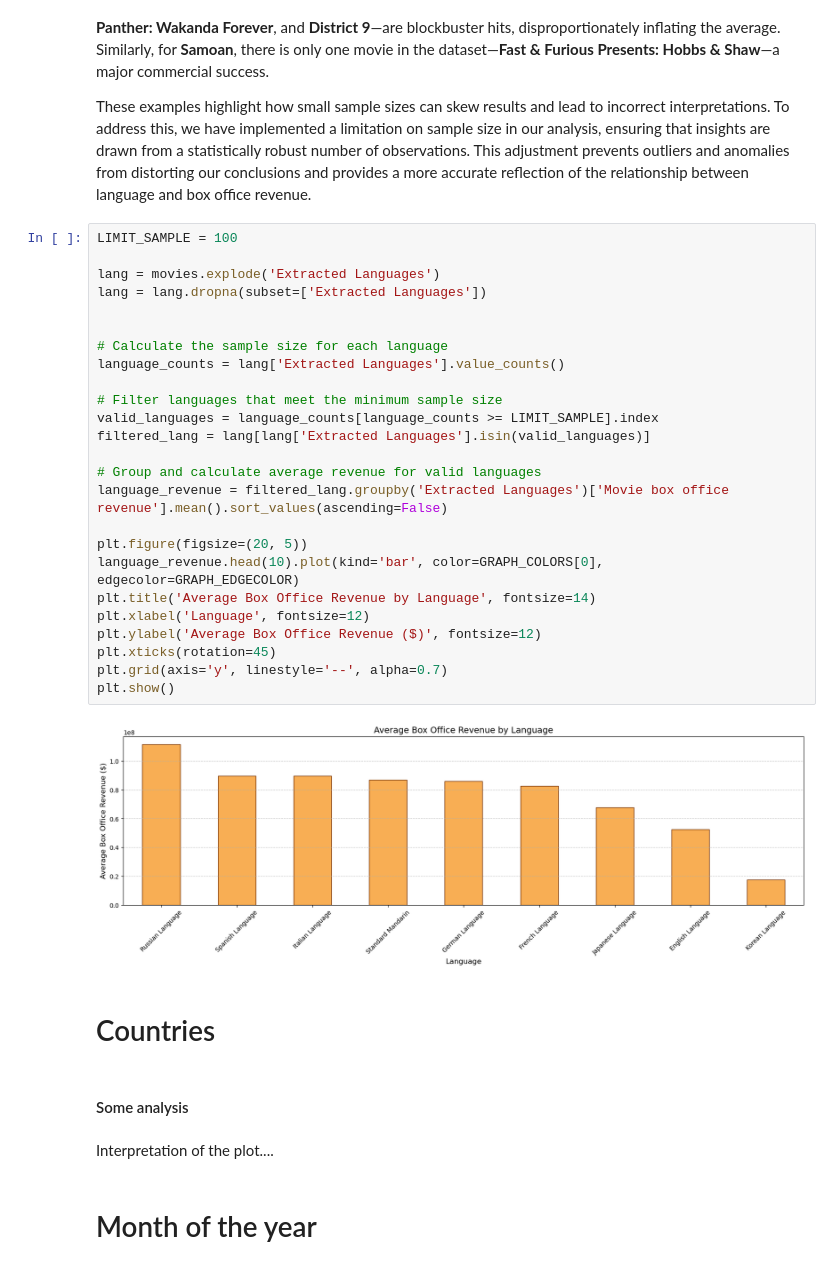
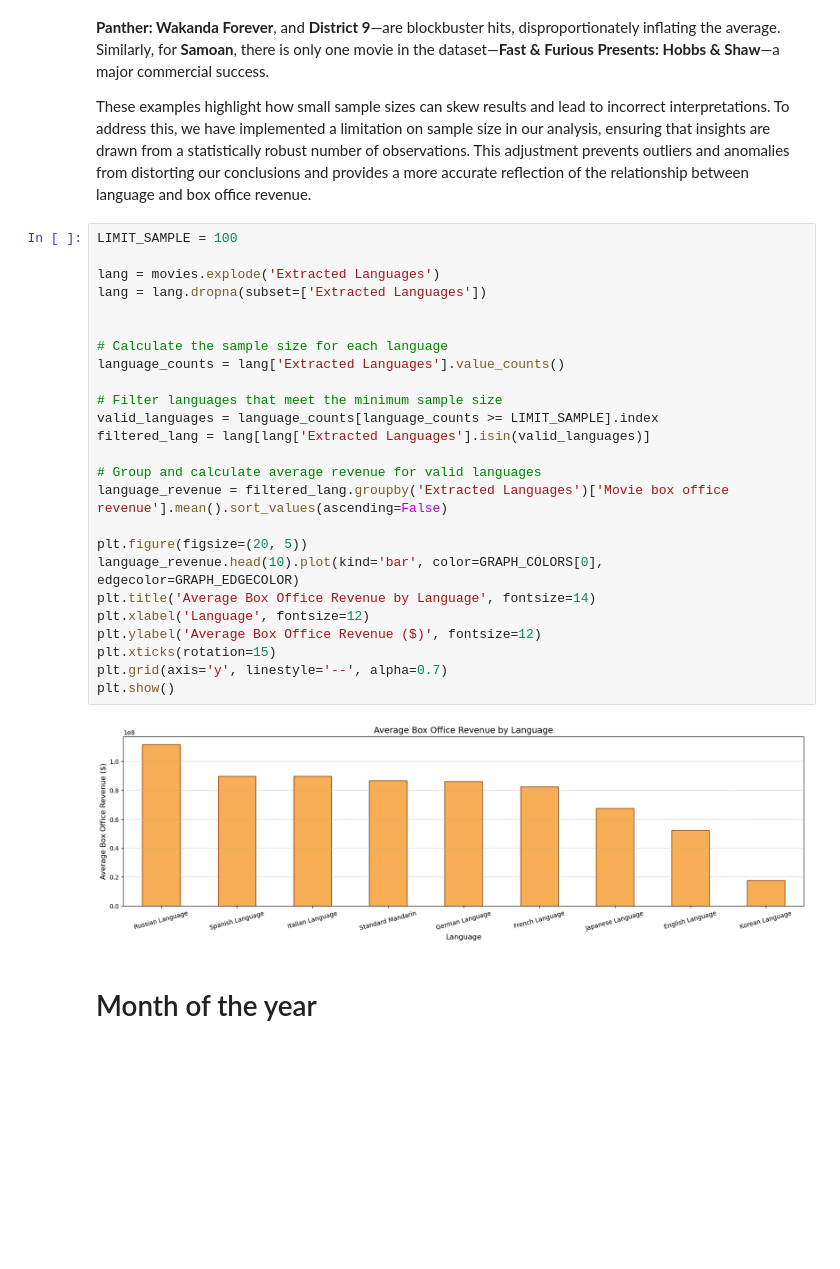
Before and after one commit to epfl-ada/ada-2024-project-conquistada, a Jupyter notebook: analysis_erik.ipynb, the cells around one changed output. Saved outputs shown, nothing was run; the diff lists cells and outputs as text; blank space fills up the shorter version.

```diff
--- a/analysis_erik.ipynb
+++ b/analysis_erik.ipynb
@@ -213,35 +217,29 @@ These examples highlight how small sample sizes can skew results and lead to inc
 # %%
 LIMIT_SAMPLE = 100
 
 lang = movies.explode('Extracted Languages')
 lang = lang.dropna(subset=['Extracted Languages'])
 
 
 # Calculate the sample size for each language
 language_counts = lang['Extracted Languages'].value_counts()
 
 # Filter languages that meet the minimum sample size
 valid_languages = language_counts[language_counts >= LIMIT_SAMPLE].index
 filtered_lang = lang[lang['Extracted Languages'].isin(valid_languages)]
 
 # Group and calculate average revenue for valid languages
 language_revenue = filtered_lang.groupby('Extracted Languages')['Movie box office revenue'].mean().sort_values(ascending=False)
 
 plt.figure(figsize=(20, 5))
 language_revenue.head(10).plot(kind='bar', color=GRAPH_COLORS[0], edgecolor=GRAPH_EDGECOLOR)
 plt.title('Average Box Office Revenue by Language', fontsize=14)
 plt.xlabel('Language', fontsize=12)
 plt.ylabel('Average Box Office Revenue ($)', fontsize=12)
-plt.xticks(rotation=45)
+plt.xticks(rotation=15)
 plt.grid(axis='y', linestyle='--', alpha=0.7)
 plt.show()
 # %% [output]
-[figure, old version]
+[figure, new version]
-# %% [markdown]
-# Countries
-# %% [markdown]
-#### Some analysis
-# %% [markdown]
-Interpretation of the plot....
 # %% [markdown]
 # Month of the year
```
Also changed, not shown: parts of 56 cells of this notebook.
